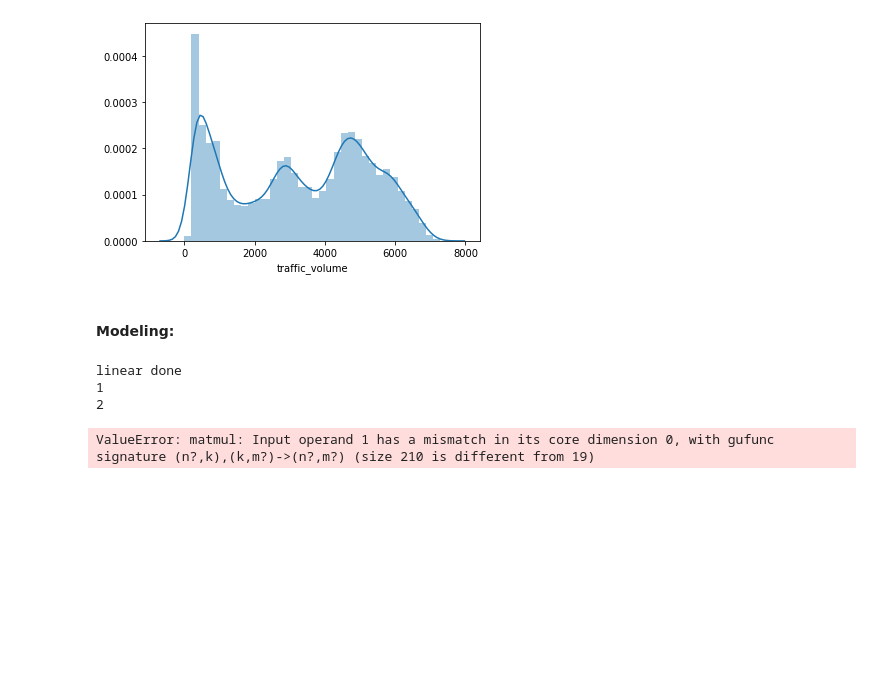
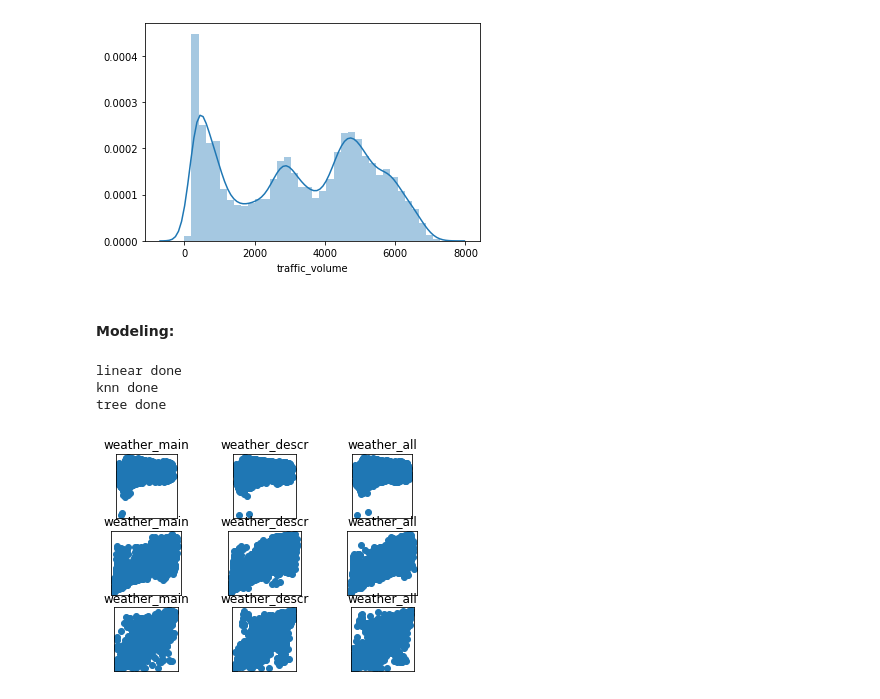
Before and after one commit to omgwenxx/machine_learning, a Jupyter notebook: assignment1/metro.ipynb, the cells around one changed output. Saved outputs shown, nothing was run; the diff lists cells and outputs as text; code cells hidden in the pictures; blank space fills up the shorter version.

Commit message:
added other regression techniques and scaling

```diff
--- a/assignment1/metro.ipynb
+++ b/assignment1/metro.ipynb
@@ -84,15 +92,14 @@ def polynomial_reg(dataset):
 # %%
-def knn_reg(dataset):
+def knn_reg(dataset, name):
     train, test = train_test_split(dataset, test_size=0.2)
+    k_neighbors = 5
+
     # Training Model
     x_train = train.drop('traffic_volume', axis=1)
     y_train = train['traffic_volume']
 
-    poly = PolynomialFeatures(degree=2)
-    x_poly = poly.fit_transform(x_train)
-
-    model = LinearRegression()
-    model.fit(x_poly, y_train)
+    model = neighbors.KNeighborsRegressor(k_neighbors)
+    model.fit(x_train, y_train)
 
     r_sq = model.score(x_train, y_train)
 
@@ -100,4 +107,4 @@ def knn_reg(dataset):
     x_test = test.drop('traffic_volume', axis=1)
     y_test = test['traffic_volume']
     y_pred = model.predict(x_test)
-    return(r_sq, y_test, y_pred)
+    return([name, r_sq, y_test, y_pred])
@@ -104,48 +129,57 @@ def knn_reg(dataset):
 # %%
 def plot(fig, data, row):
     for i, d in enumerate(data):
-        ax = fig.add_subplot(row,3,i+1)
-        ax.scatter(d[1], d[2])
+        plot_nr = row*3+i+1
+        ax = fig.add_subplot(3,3,plot_nr)
+        ax.scatter(d[2], d[3])
         ax.set_title(d[0])
         ax.set_aspect('equal')
         plt.xticks(())
         plt.yticks(())
 # %%
 names = ['weather_main', 'weather_descr', 'weather_all']
+# datasets = [metro_wmain, metro_wdescr, metro_wall]
+datasets = [metro_wmain_s, metro_wdescr_s, metro_wall_s]
 
 # linear regression
-sq_m, y_test_m, y_pred_m = linear_reg(metro_wmain)
-y_m = [names[0], y_test_m, y_pred_m]
-sq_d, y_test_d, y_pred_d = linear_reg(metro_wdescr)
-y_d = [names[1], y_test_d, y_pred_d]
-sq_a, y_test_a, y_pred_a = linear_reg(metro_wall)
-y_a = [names[2], y_test_a, y_pred_a]
+y_m = linear_reg(datasets[0], names[0])
+y_d = linear_reg(datasets[1], names[1])
+y_a = linear_reg(datasets[2], names[2])
 linear = [y_m, y_d, y_a]
-
 print('linear done')
 
 # polynomial regression
+# y_m = polynomial_reg(datasets[0], names[0])
+# y_d = polynomial_reg(datasets[1], names[1])
+# y_a = polynomial_reg(datasets[2], names[2])
+# poly = [y_m, y_d, y_a]
+# print('polynomial done')
 
-# ????????
-# sq_m, y_test_m, y_pred_m = polynomial_reg(metro_wmain)
-# y_m = [names[0], y_test_m, y_pred_m]
-# sq_d, y_test_d, y_pred_d = polynomial_reg(metro_wdescr)
-# y_d = [names[1], y_test_d, y_pred_d]
-# sq_a, y_test_a, y_pred_a = polynomial_reg(metro_wall)
-# y_a = [names[2], y_test_a, y_pred_a]
-# poly = [y_m, y_d, y_a]
-#
-# print('polynomial done')
+# knn regression
+y_m = knn_reg(datasets[0], names[0])
+y_d = knn_reg(datasets[1], names[1])
+y_a = knn_reg(datasets[2], names[2])
+knn = [y_m, y_d, y_a]
+print('knn done')
+
+# regression tree
+y_m = reg_tree(datasets[0], names[0])
+y_d = reg_tree(datasets[1], names[1])
+y_a = reg_tree(datasets[2], names[2])
+tree = [y_m, y_d, y_a]
+print('tree done')
 
 # Plot outputs
 fig = plt.figure()
 
-plot(fig, linear, row=1)
+plot(fig, linear, row=0)
 # plot(fig, poly, row=2)
+plot(fig, knn, row=1)
+plot(fig, tree, row=2)
 
 plt.show()
 # %% [output]
 linear done
-1
-2
+knn done
+tree done
-ValueError: matmul: Input operand 1 has a mismatch in its core dimension 0, with gufunc signature (n?,k),(k,m?)->(n?,m?) (size 210 is different from 19)
+[figure, added]
```
Also changed, not shown: parts of 5 cells of this notebook, 4 other files.
